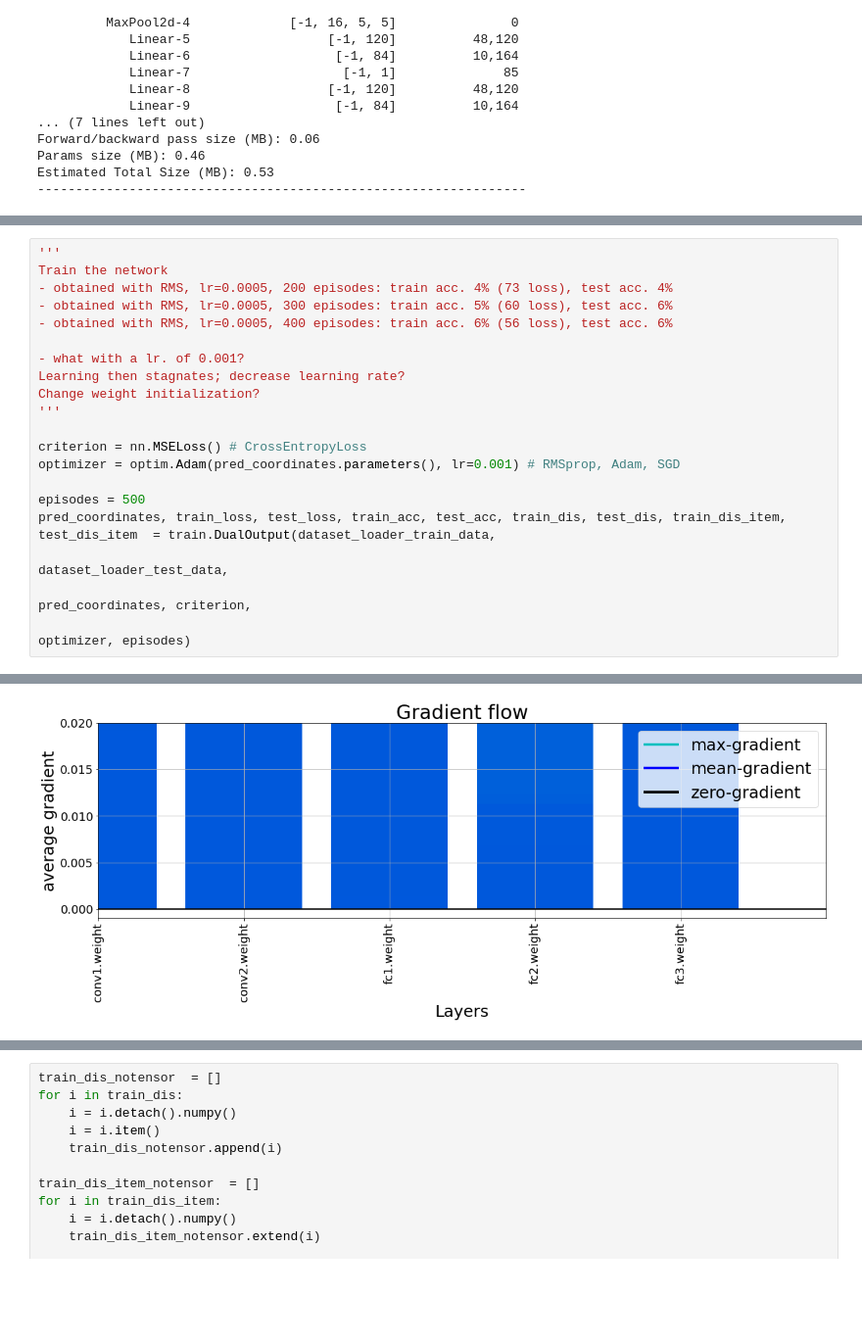
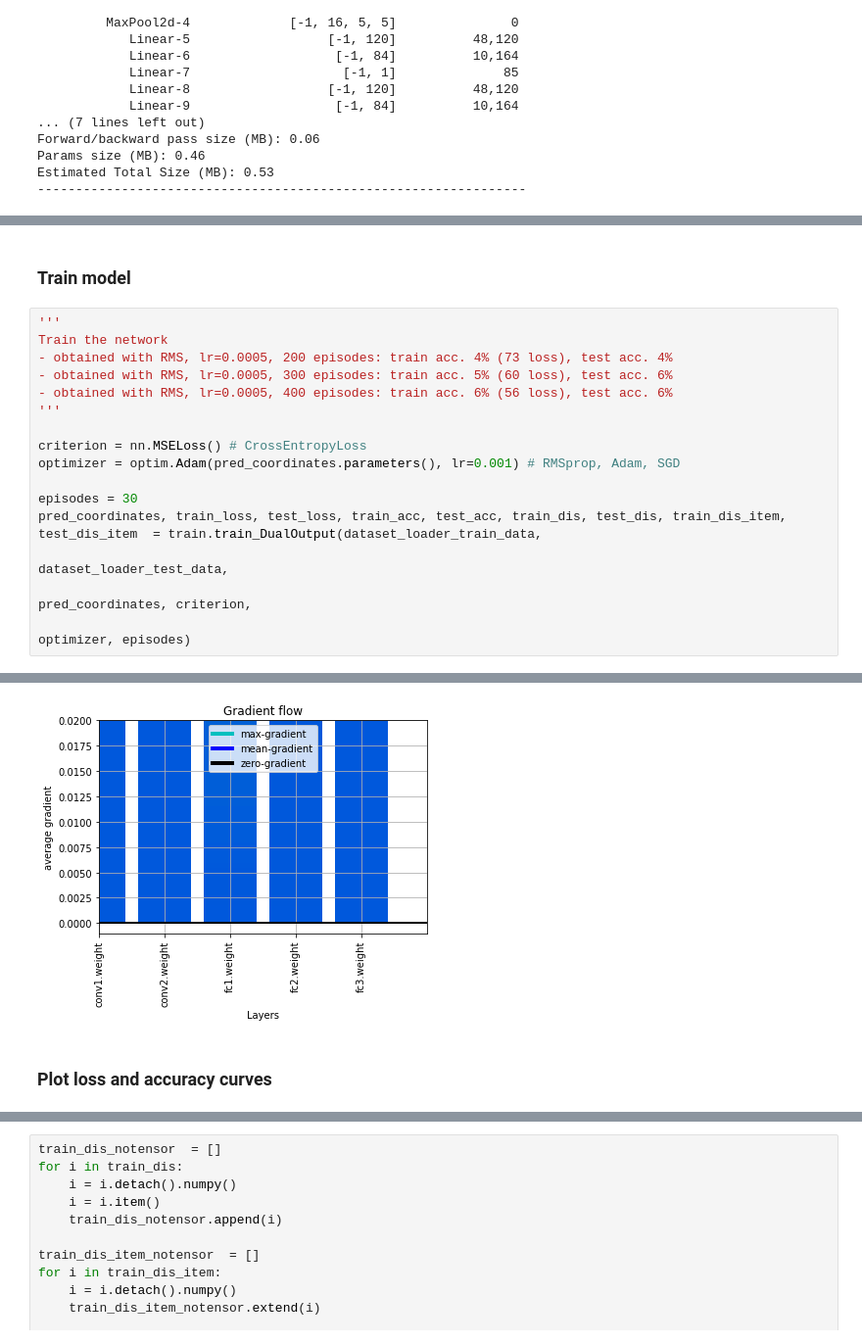
Before and after one commit to Mariusmarten/SpatialMemory, a Jupyter notebook: _4_DualOutput_coord_pred.ipynb, the cells around one changed output, grey strips where cells are left out. Shown: that part at 98% size. Cells and saved outputs as stored; diff of their text form; blank space fills up the shorter version.

```diff
--- a/_4_DualOutput_coord_pred.ipynb
+++ b/_4_DualOutput_coord_pred.ipynb
@@ -90,20 +83,18 @@ dataset_loader_test_data = DataLoader(oracle_test_data, batch_size=batch_size, s
+# %% [markdown]
+### Train model
 # %%
 '''
 Train the network
 - obtained with RMS, lr=0.0005, 200 episodes: train acc. 4% (73 loss), test acc. 4%
 - obtained with RMS, lr=0.0005, 300 episodes: train acc. 5% (60 loss), test acc. 6%
 - obtained with RMS, lr=0.0005, 400 episodes: train acc. 6% (56 loss), test acc. 6%
-
-- what with a lr. of 0.001?
-Learning then stagnates; decrease learning rate?
-Change weight initialization?
 '''
 
 criterion = nn.MSELoss() # CrossEntropyLoss
 optimizer = optim.Adam(pred_coordinates.parameters(), lr=0.001) # RMSprop, Adam, SGD
 
-episodes = 500
-pred_coordinates, train_loss, test_loss, train_acc, test_acc, train_dis, test_dis, train_dis_item, test_dis_item  = train.DualOutput(dataset_loader_train_data,
+episodes = 30
+pred_coordinates, train_loss, test_loss, train_acc, test_acc, train_dis, test_dis, train_dis_item, test_dis_item  = train.train_DualOutput(dataset_loader_train_data,
                                                                                                                                       dataset_loader_test_data,
                                                                                                                                       pred_coordinates, criterion,
                                                                                                                                       optimizer, episodes)
@@ -127,3 +105,5 @@ Epoch: 491, Train Loss: 59.79, Train Acc: 5.465 %,  Test Loss: 61.65, Test Acc:
 Finished Training
-[figure, old version]
+[figure, new version]
+# %% [markdown]
+### Plot loss and accuracy curves
 # %%
```
Also changed, not shown: parts of 21 cells of this notebook, 6 other files.
